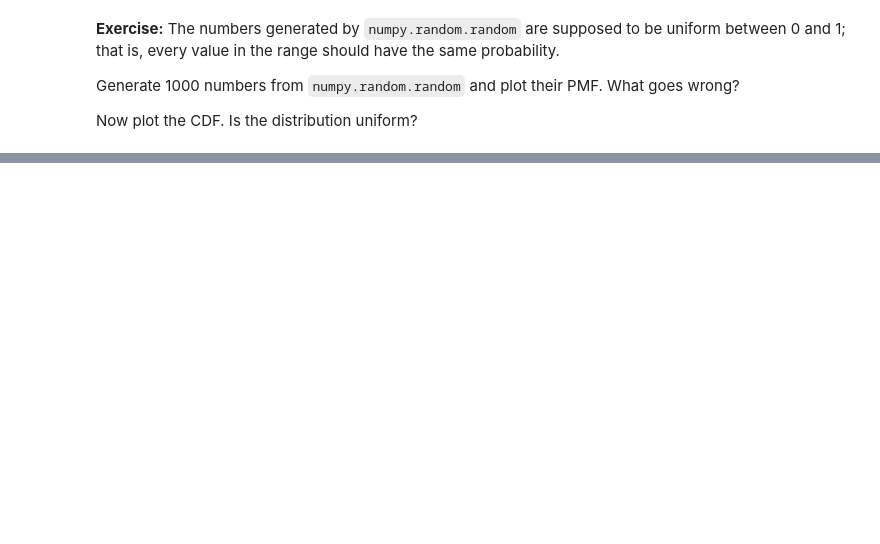
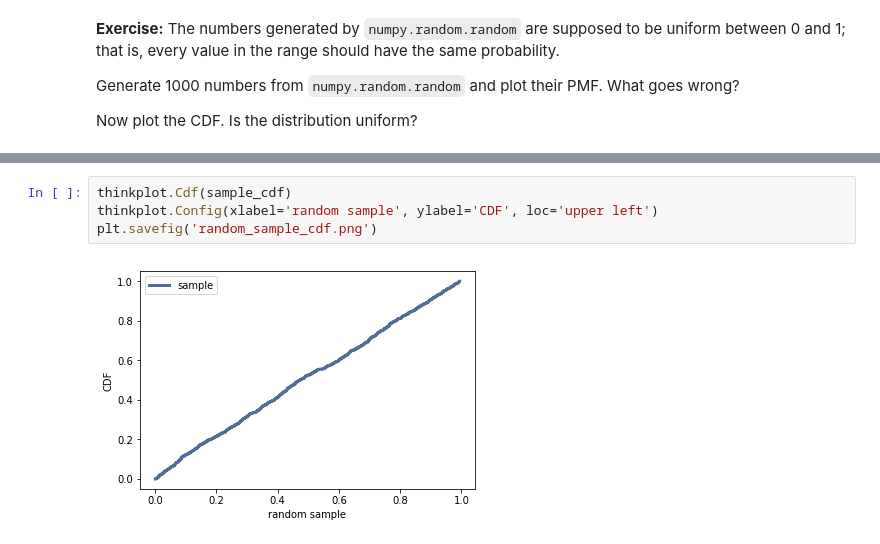
Before and after one commit to swv293/ThinkStats2, a Jupyter notebook: code/chap04ex.ipynb, the cells around one changed output, grey strips where cells are left out. Drawn from its saved outputs; the diff is of its cells as text; blank space fills up the shorter version.

```diff
--- a/code/chap04ex.ipynb
+++ b/code/chap04ex.ipynb
@@ -227,0 +273,6 @@ NameError: name 'pydoc' is not defined
+# %%
+thinkplot.Cdf(sample_cdf)
+thinkplot.Config(xlabel='random sample', ylabel='CDF', loc='upper left')
+plt.savefig('random_sample_cdf.png')
+# %% [output]
+[figure, added]
```
Also changed, not shown: parts of 23 cells of this notebook, 2 other files.
